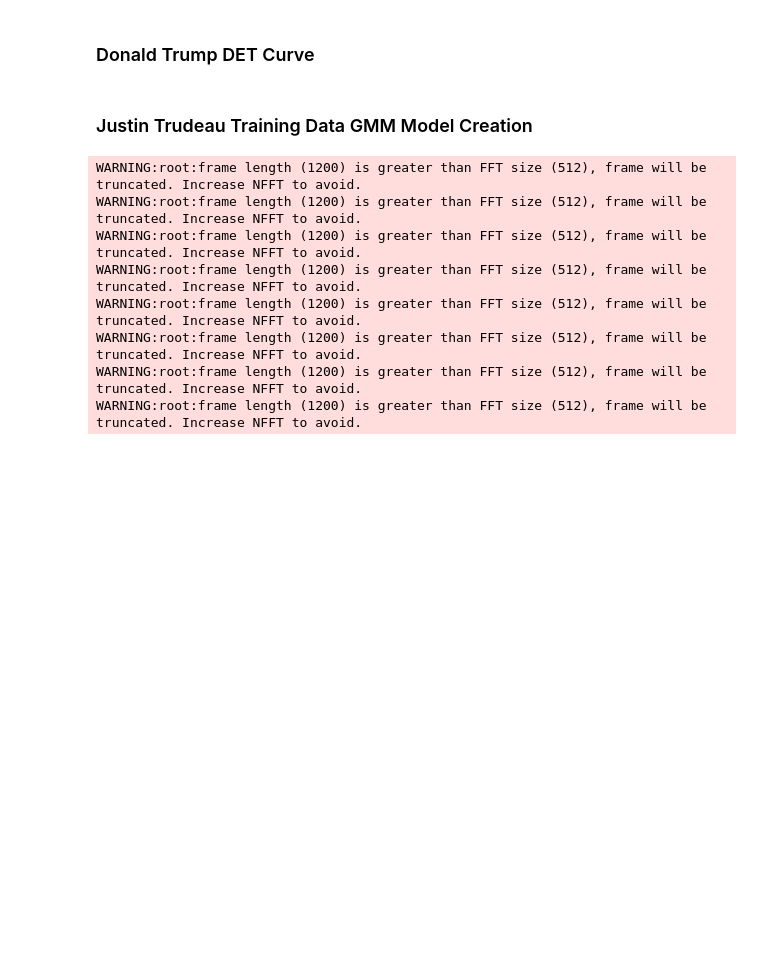
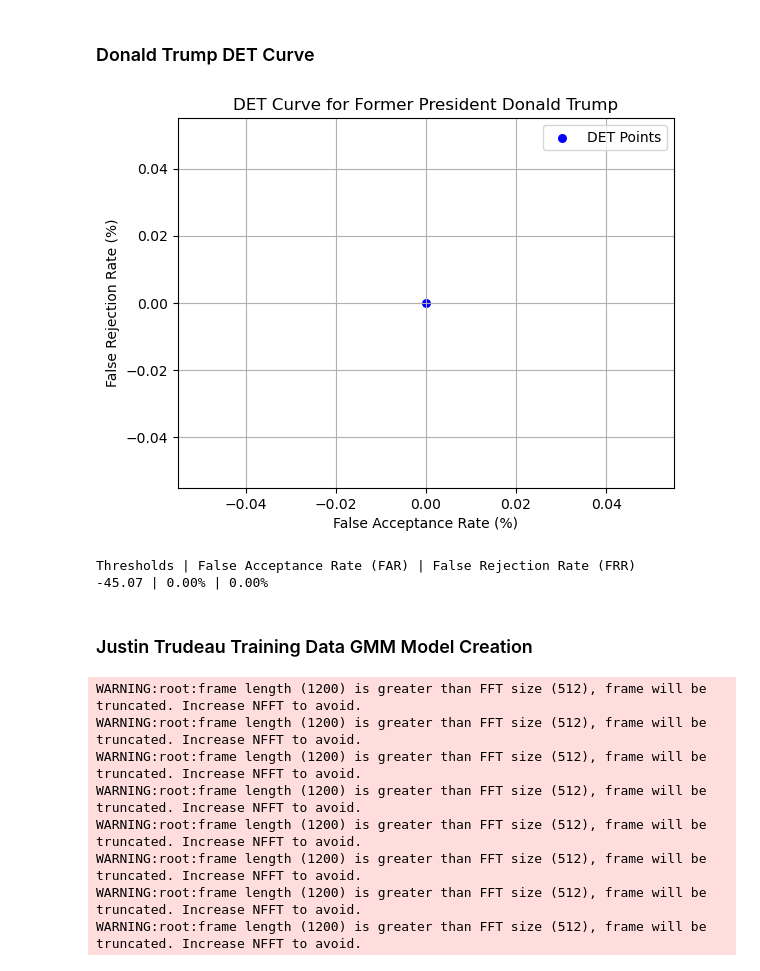
Before and after one commit to Abhay2412/ENCM509FinalProject, a Jupyter notebook: SpeakerRecognitionFinalProject.ipynb, the cells around one changed output. Drawn from its saved outputs; the diff is of its cells as text; code cells hidden in the pictures; blank space fills up the shorter version.

Commit message:
Add DET curves

```diff
--- a/SpeakerRecognitionFinalProject.ipynb
+++ b/SpeakerRecognitionFinalProject.ipynb
@@ -228,6 +228,40 @@ def plotROCCurve(trueLabels, predictionScores, subjectName):
         print(f"{row[0]:.2f} | {row[1]*100:.2f}% | {row[2]*100:.2f}%")
 # %% [markdown]
 ### Helper Function 6 - Plotting DET Curve
+# %%
+def plotDETCurve(trueLabels, predictionScores, subjectName):
+    """
+    Plots the DET curve for the given true labels and prediction scores.
+
+    Parameters
+    ----------
+    trueLabels : list[int]
+        The true binary labels for the data (1 for positive class, 0 for negative class).
+    predictionScores : list
+        The prediction scores outputted by the model, indicating the likelihood of the positive class.
+    subjectName : str
+        The name of the subject for which the DET curve is being plotted.
+    """
+
+    # -------------- Start of Referenced Code from https://scikit-learn.org/stable/modules/generated/sklearn.metrics.det_curve.html on Scikit Learn DET Curve---------------
+    # Compute DET curve and DET area for each class
+    far, frr, thresholds = det_curve(trueLabels, predictionScores)
+    # -------------- End of Referenced Code from https://scikit-learn.org/stable/modules/generated/sklearn.metrics.det_curve.html on Scikit Learn DET Curve---------------
+    plt.figure()
+    plt.plot(far, frr, color='darkorange', lw=2) # Plot the DET curve
+    plt.scatter(far, frr, color='blue', s=30, label='DET Points') # Plot the individual points on the DET curve
+    plt.xlabel('False Acceptance Rate (%)') # Set the labels for the x axis
+    plt.ylabel('False Rejection Rate (%)') # Set the labels for the y axis
+    plt.grid(True) # Add grid lines to plot for better readability
+    plt.title(f'DET Curve for {subjectName}') # Set the title for the curve
+    plt.legend() # Display the legend to describe the elements of the plot
+    plt.show()
+    threshold_array = np.column_stack((thresholds, far, frr)) # Define the threshold array with the far and frr
+
+    # Print the threshold array in a formatted way
+    print("Thresholds | False Acceptance Rate (FAR) | False Rejection Rate (FRR)")
+    for row in threshold_array:
+        print(f"{row[0]:.2f} | {row[1]*100:.2f}% | {row[2]*100:.2f}%")
 # %% [markdown]
 ### Donald Trump Training Data GMM Model Creation
 # %%
@@ -312,5 +346,13 @@ inf | 0.00% | 0.00%
 # %% [markdown]
 ### Donald Trump DET Curve
+# %%
+donaldTrumpTrueLabels = [1] * len(donaldTrumpTestScores) + [0] * len(donaldTrumpAIScores) # Create a list of true labels for Donald Trump's speech samples where '1' represents the genuine class (real speech)
+donaldTrumpCombinedScores = donaldTrumpTestScores + donaldTrumpAIScores # Combine the list of scores from the real speech samples with the scores from the AI-generated speech samples
+plotDETCurve(donaldTrumpTrueLabels, donaldTrumpCombinedScores, 'Former President Donald Trump') # Plot the ROC curve using the combined scores and the corresponding true labels for the subject "Donald Trump"
+# %% [output]
+[figure, added]
+Thresholds | False Acceptance Rate (FAR) | False Rejection Rate (FRR)
+-45.07 | 0.00% | 0.00%
 # %% [markdown]
 ### Justin Trudeau Training Data GMM Model Creation
 # %%
```
Also changed, not shown: parts of 11 cells of this notebook.
